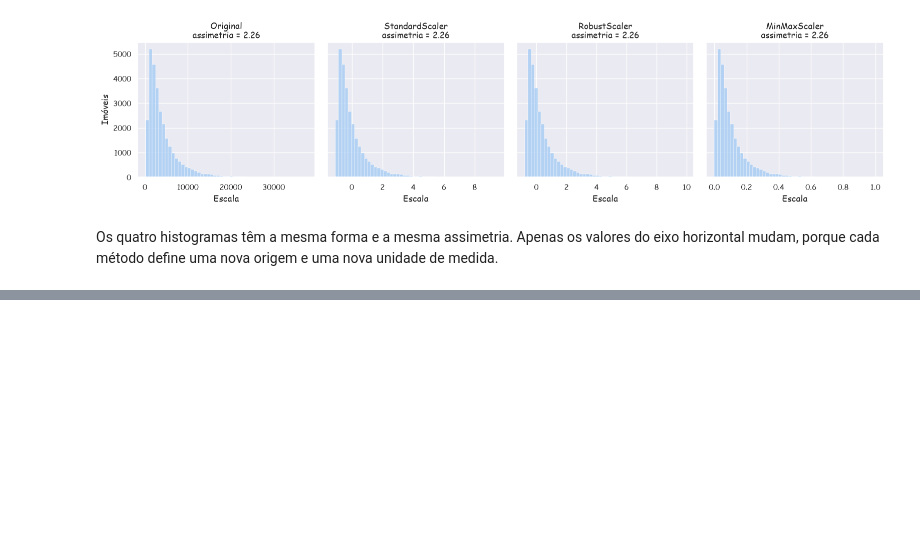
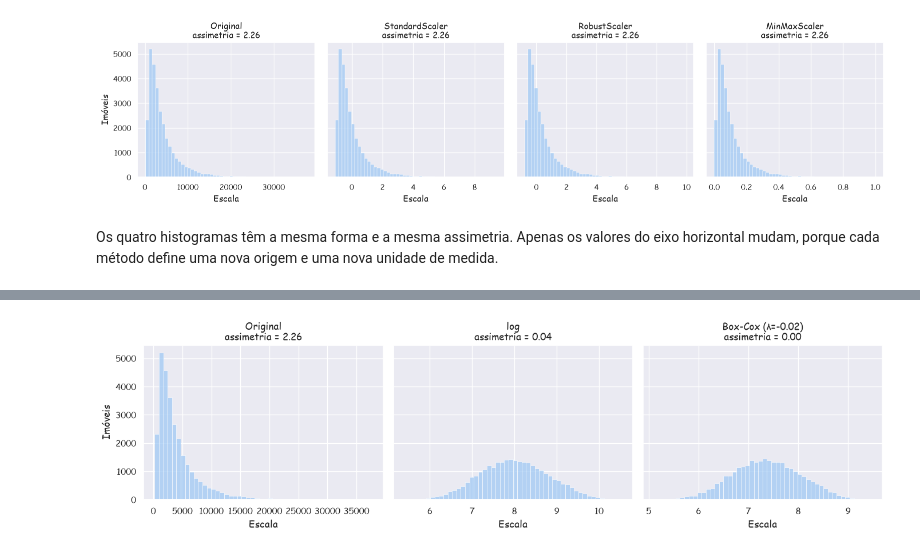
Before and after one commit to JoaoMAraujoJr/DataScience_2026.2, a Jupyter notebook: jupyters/Imputação e Normalização.ipynb, the cells around one changed output, grey strips where cells are left out. Cells and saved outputs as stored; diff of their text form; code cells hidden in the pictures; blank space fills up the shorter version.

```diff
--- a/jupyters/Imputação e Normalização.ipynb
+++ b/jupyters/Imputação e Normalização.ipynb
@@ -683,0 +530,19 @@ Apresentaria ao gestor a distribuição original por ser de fácil interpretaç
+# %%
+# min-max sem e com o valor extremo
+minmax_versions = {
+    "Sem extremo": scaled["MinMaxScaler"],
+    "Com aluguel de R$ 500 mil": minmax_extremo,
+}
+
+fig, axes = plt.subplots(1, 2, figsize=(10, 4), sharey=True)
+
+for ax, (label, values) in zip(axes, minmax_versions.items()):
+    sns.histplot(values, bins=50, binrange=(0, 1), ax=ax)
+    ax.set(
+        title=label,
+        xlabel="Escala Min-Max",
+        ylabel="Imóveis",
+    )
+
+plt.tight_layout()
+plt.show()
@@ -683,0 +565,27 @@ Apresentaria ao gestor a distribuição original por ser de fácil interpretaç
+# %%
+# aluguel original, em log e em Box-Cox
+aluguel = imoveis_true["aluguel_mensal"]
+
+aluguel_boxcox, lambda_boxcox = stats.boxcox(aluguel)
+
+aluguel_transformado = {
+    "Original": aluguel,
+    "log": np.log(aluguel),
+    f"Box-Cox (λ={lambda_boxcox:.2f})": aluguel_boxcox,
+}
+# %%
+# histograma de cada transformação do aluguel
+fig, axes = plt.subplots(1, 3, figsize=(14, 4), sharey=True)
+
+for ax, (label, values) in zip(axes, aluguel_transformado.items()):
+    sns.histplot(values, bins=50, ax=ax)
+    ax.set(
+        title=f"{label}\nassimetria = {stats.skew(values):.2f}",
+        xlabel="Escala",
+        ylabel="Imóveis",
+    )
+
+plt.tight_layout()
+plt.show()
+# %% [output]
+[figure, added]
```
Also changed, not shown: parts of 65 cells of this notebook.
